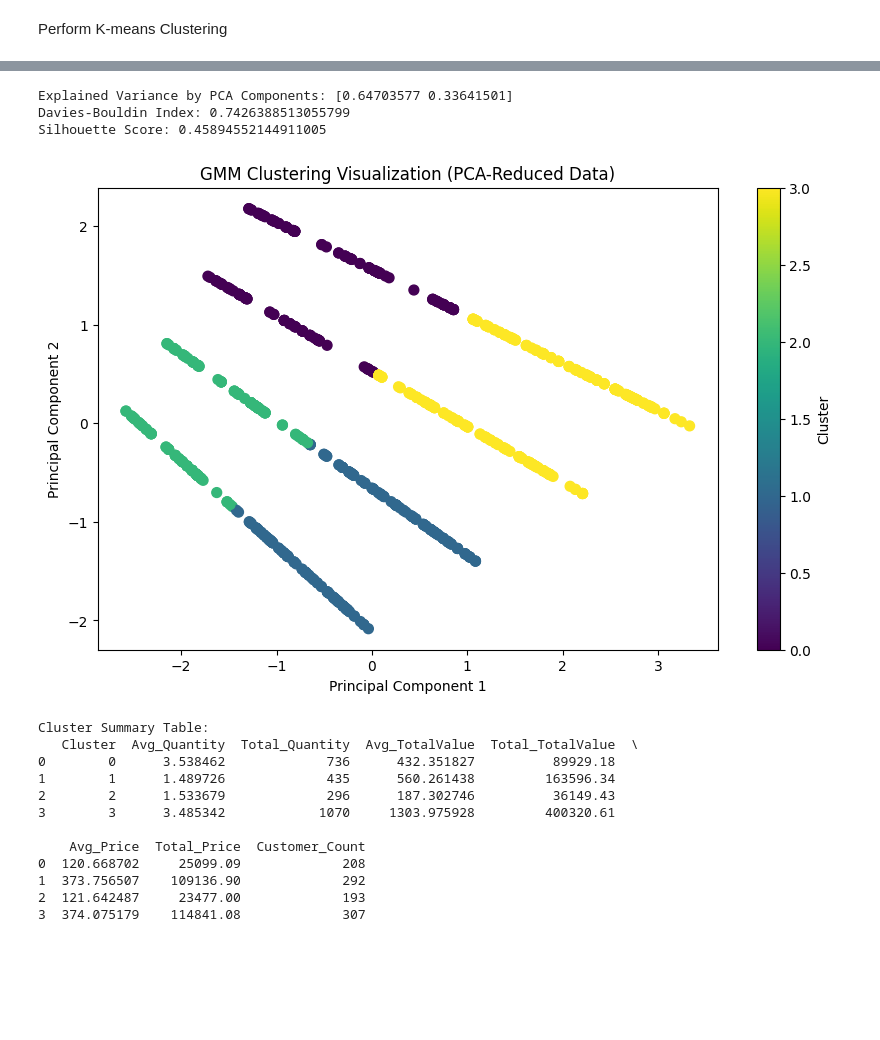
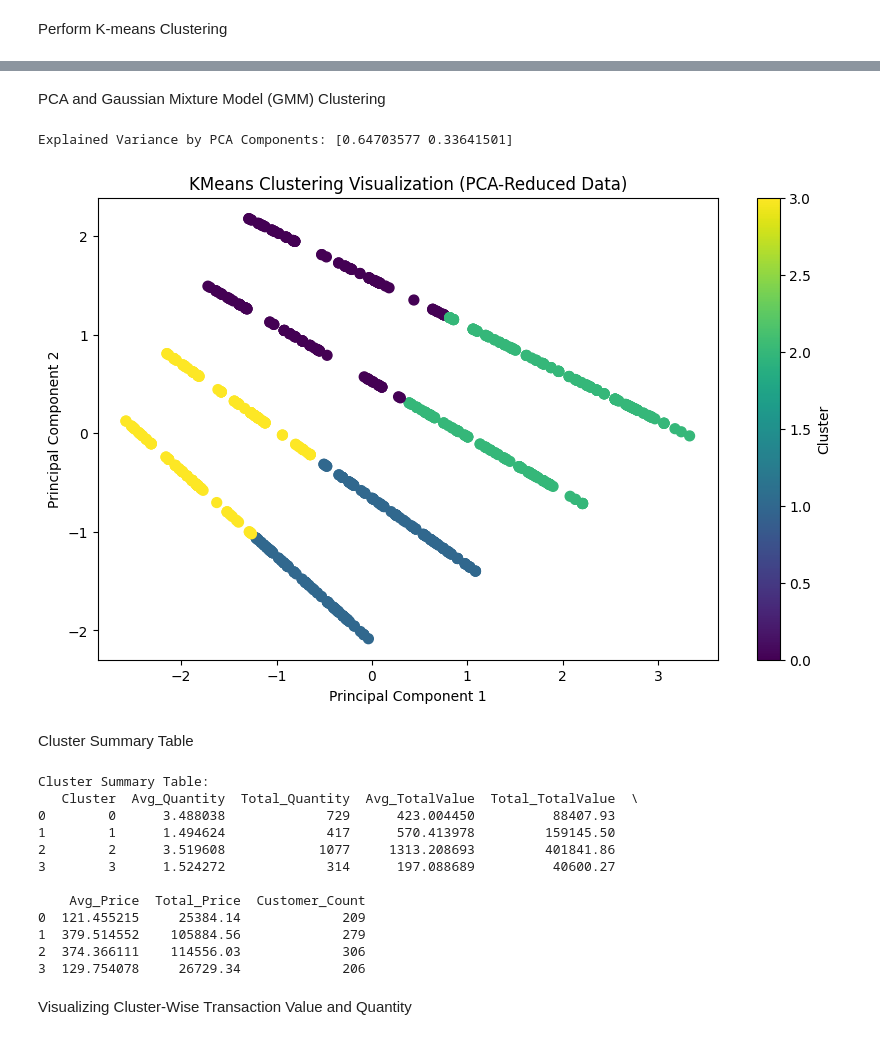
Before and after one commit to 003Palkush/Zeotap, a Jupyter notebook: Palkush_Dave_Clustering.ipynb, the cells around one changed output, grey strips where cells are left out. Drawn from its saved outputs; the diff is of its cells as text; code cells hidden in the pictures; blank space fills up the shorter version.

```diff
--- a/Palkush_Dave_Clustering.ipynb
+++ b/Palkush_Dave_Clustering.ipynb
@@ -154,61 +156,53 @@ Silhouette Score: 0.2670
+# %% [markdown]
+ PCA and Gaussian Mixture Model (GMM) Clustering
 # %%
-import pandas as pd
-from sklearn.preprocessing import StandardScaler
-from sklearn.decomposition import PCA
-from sklearn.mixture import GaussianMixture
-from sklearn.metrics import davies_bouldin_score, silhouette_score
-import matplotlib.pyplot as plt
-
-# Load datasets
-transactions = pd.read_csv('Transactions.csv')
-customers = pd.read_csv('Customers.csv')
-
 # Merge datasets on CustomerID
 merged_data = pd.merge(transactions, customers, on='CustomerID')
 
 # Feature selection
 features = merged_data[['Quantity', 'TotalValue', 'Price']]
 
 # Normalize features
 scaler = StandardScaler()
 scaled_features = scaler.fit_transform(features)
 
 # Apply PCA to reduce dimensionality
 pca = PCA(n_components=2)
 pca_features = pca.fit_transform(scaled_features)
 
 # Display explained variance ratio
 explained_variance = pca.explained_variance_ratio_
 print("Explained Variance by PCA Components:", explained_variance)
 
-# Apply Gaussian Mixture Model (GMM)
-gmm = GaussianMixture(n_components=4, random_state=42)
-gmm_labels = gmm.fit_predict(pca_features)
+# Apply KMeans clustering
+optimal_k = 4
+kmeans = KMeans(n_clusters=optimal_k, random_state=42, n_init=10)
+kmeans_labels = kmeans.fit_predict(pca_features)
 
 # Add cluster labels to merged data
-merged_data['Cluster'] = gmm_labels
+merged_data['Cluster'] = kmeans_labels
 
 # Calculate clustering metrics
-db_index = davies_bouldin_score(pca_features, gmm_labels)
-silhouette_avg = silhouette_score(pca_features, gmm_labels)
+db_index = davies_bouldin_score(pca_features, kmeans_labels)
+silhouette_avg = silhouette_score(pca_features, kmeans_labels)
 
-print(f"Davies-Bouldin Index: {db_index}")
-print(f"Silhouette Score: {silhouette_avg}")
+
 
 # Visualize clusters
 plt.figure(figsize=(10, 6))
-plt.scatter(pca_features[:, 0], pca_features[:, 1], c=gmm_labels, cmap='viridis', s=50)
+plt.scatter(pca_features[:, 0], pca_features[:, 1], c=kmeans_labels, cmap='viridis', s=50)
 plt.colorbar(label='Cluster')
-plt.title('GMM Clustering Visualization (PCA-Reduced Data)')
+plt.title('KMeans Clustering Visualization (PCA-Reduced Data)')
 plt.xlabel('Principal Component 1')
 plt.ylabel('Principal Component 2')
 plt.show()
 # %% [output]
 Explained Variance by PCA Components: [0.64703577 0.33641501]
-Davies-Bouldin Index: 0.7426388513055799
-Silhouette Score: 0.45894552144911005
-[figure, old version]
+[figure, new version]
+# %% [markdown]
+Cluster Summary Table
 # %%
+
 cluster_summary = merged_data.groupby('Cluster').agg({
     'Quantity': ['mean', 'sum'],
     'TotalValue': ['mean', 'sum'],
@@ -216,6 +210,7 @@ cluster_summary = merged_data.groupby('Cluster').agg({
     'CustomerID': 'count'
 }).reset_index()
 
+# Rename the columns for clarity
 cluster_summary.columns = ['Cluster',
                            'Avg_Quantity', 'Total_Quantity',
                            'Avg_TotalValue', 'Total_TotalValue',
@@ -227,14 +222,16 @@ print(cluster_summary)
 # %% [output]
 Cluster Summary Table:
    Cluster  Avg_Quantity  Total_Quantity  Avg_TotalValue  Total_TotalValue  \
-0        0      3.538462             736      432.351827          89929.18
-1        1      1.489726             435      560.261438         163596.34
-2        2      1.533679             296      187.302746          36149.43
-3        3      3.485342            1070     1303.975928         400320.61
+0        0      3.488038             729      423.004450          88407.93
+1        1      1.494624             417      570.413978         159145.50
+2        2      3.519608            1077     1313.208693         401841.86
+3        3      1.524272             314      197.088689          40600.27
 
     Avg_Price  Total_Price  Customer_Count
-0  120.668702     25099.09             208
-1  373.756507    109136.90             292
-2  121.642487     23477.00             193
-3  374.075179    114841.08             307
+0  121.455215     25384.14             209
+1  379.514552    105884.56             279
+2  374.366111    114556.03             306
+3  129.754078     26729.34             206
+# %% [markdown]
+Visualizing Cluster-Wise Transaction Value and Quantity
 # %%
```
Also changed, not shown: parts of 5 cells of this notebook.
